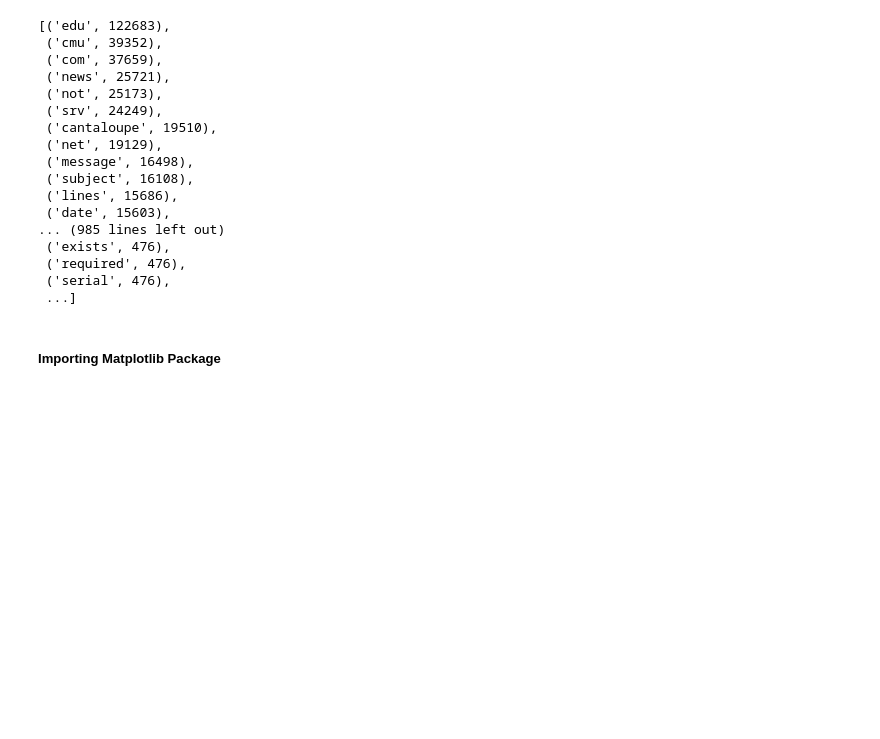
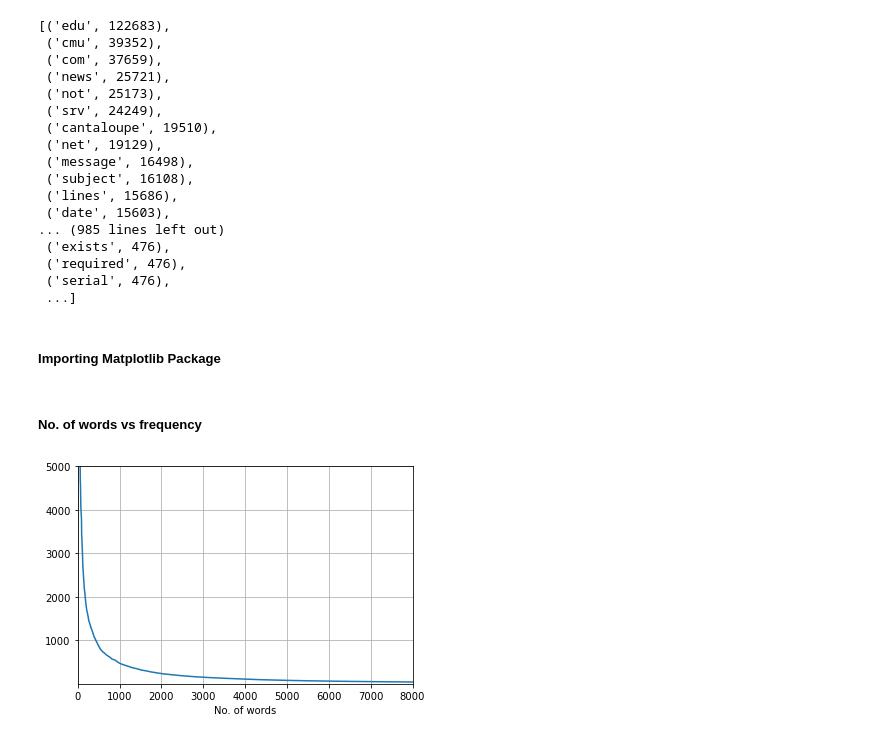
Before and after one commit to AkashKumarSingh11032001/IBM-Artificial-Intelligence-and-Machine-Learning-By-IBM-Watson, a Jupyter notebook: Final Projects 2 - Text Classification/Text Classification.ipynb, the cells around one changed output. Saved outputs shown, nothing was run; the diff lists cells and outputs as text; code cells hidden in the pictures; blank space fills up the shorter version.

```diff
--- a/Final Projects 2 - Text Classification/Text Classification.ipynb
+++ b/Final Projects 2 - Text Classification/Text Classification.ipynb
@@ -128,5 +128,3 @@ sorted_dic
  ('required', 476),
  ('serial', 476),
  ...]
-# %% [markdown]
-##### Importing Matplotlib Package
@@ -134,0 +131,2 @@ import matplotlib.pyplot as plt
+# %% [markdown]
+##### Importing Matplotlib Package
@@ -134,0 +135,17 @@ import matplotlib.pyplot as plt
+# %% [markdown]
+##### No. of words vs frequency
+# %%
+features=sorted_dic
+answer1=[]
+answer2=[]
+for i in range(len(features)):
+    answer1.append(i)
+    answer2.append(features[i][1])
+plt.plot(answer1,answer2)
+plt.axis([0,8000,1,5000])
+plt.xlabel("No. of words")
+("frequency")
+plt.grid()
+plt.show()
+# %% [output]
+[figure, added]
```
Also changed, not shown: parts of 2 cells of this notebook.
